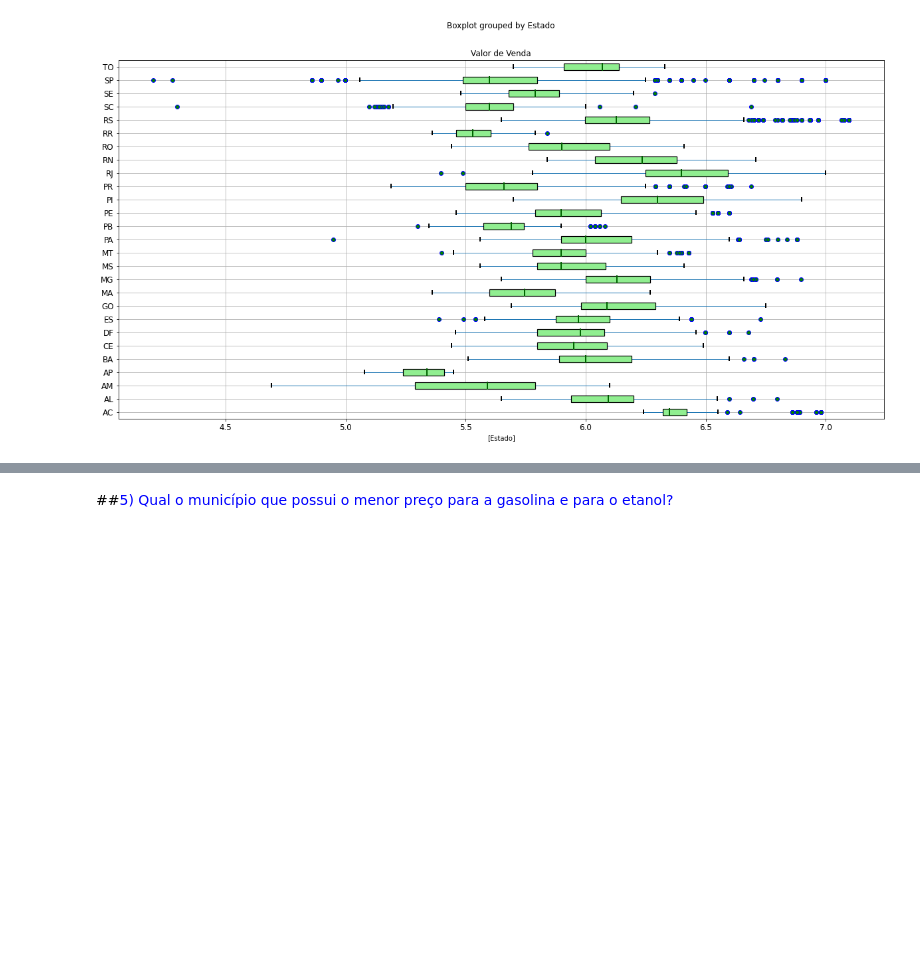
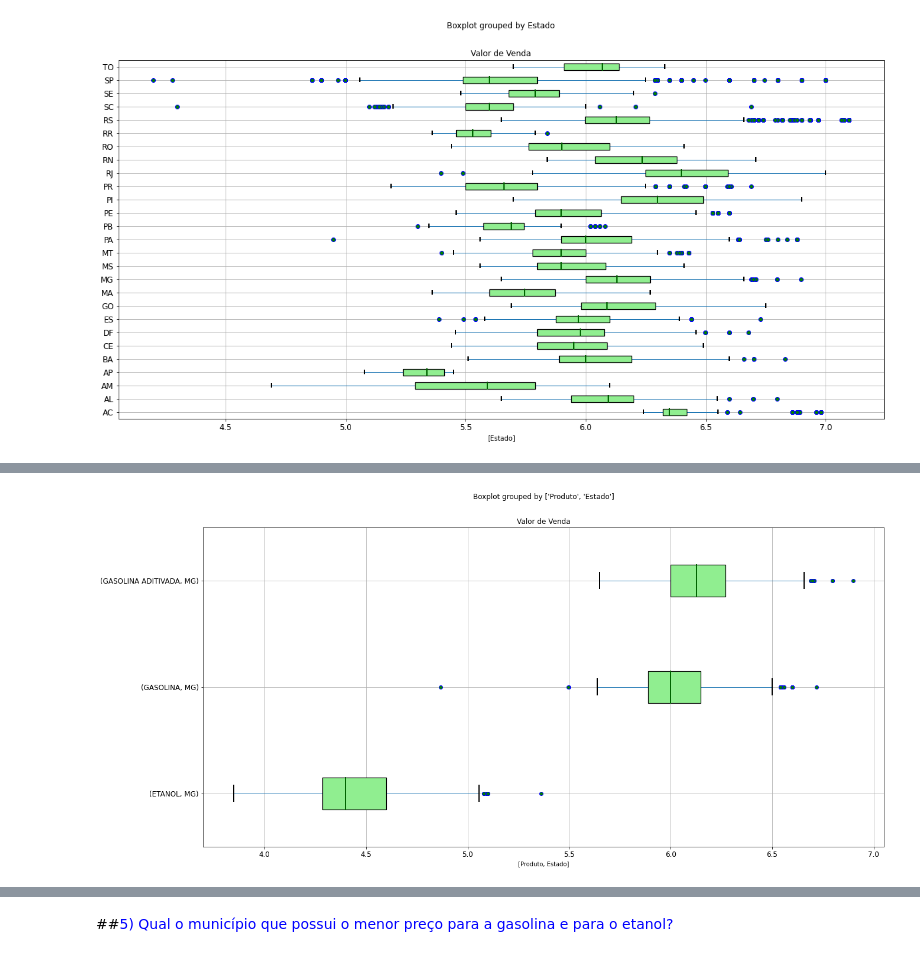
Before and after one commit to JulianoMata/Projeto_Final_Mod04_Resilia, a Jupyter notebook: grupo02_projeto_04.ipynb, the cells around one changed output, grey strips where cells are left out. Drawn from its saved outputs; the diff is of its cells as text; code cells hidden in the pictures; blank space fills up the shorter version.

```diff
--- a/grupo02_projeto_04.ipynb
+++ b/grupo02_projeto_04.ipynb
@@ -1280,6 +1295,18 @@ combustiveis.plot(x="Produto", y=["Valor de Venda", "Estado"], kind="bar")
 # %%
 #Exemplo Valor de Venda - MG
-combustiveis.loc[combustiveis["Estado"] == "MG"].boxplot(by=["Produto", "Estado"], figsize=(20,10), fontsize=12, vert=False)
+combustiveis.loc[combustiveis["Estado"] == "MG"].boxplot(by=["Produto", "Estado"],
+  figsize=(20, 10),
+  fontsize=12,
+  vert=False,
+  patch_artist=True,
+  boxprops={"linewidth": 1.2, "facecolor": "lightgreen"},
+  capprops={"color": "black", "linewidth": 2},
+  medianprops={"color": "darkgreen", "linewidth": 2},
+  flierprops=dict(marker='o', markerfacecolor="green", markersize=6, markeredgecolor="blue"))
+#ignorar aviso
+np.warnings.filterwarnings("ignore", category=np.VisibleDeprecationWarning)
+# %% [output]
+[figure, added]
 # %%
 #Valor d venda dos combustiveis por Estado
 combustiveis_teste = combustiveis[["Estado", "Produto", "Valor de Venda"]]
```
Also changed, not shown: parts of 27 cells of this notebook.
